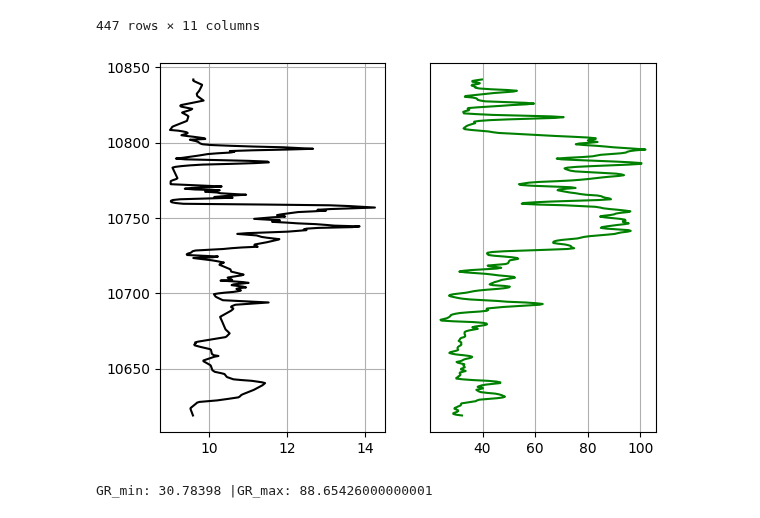
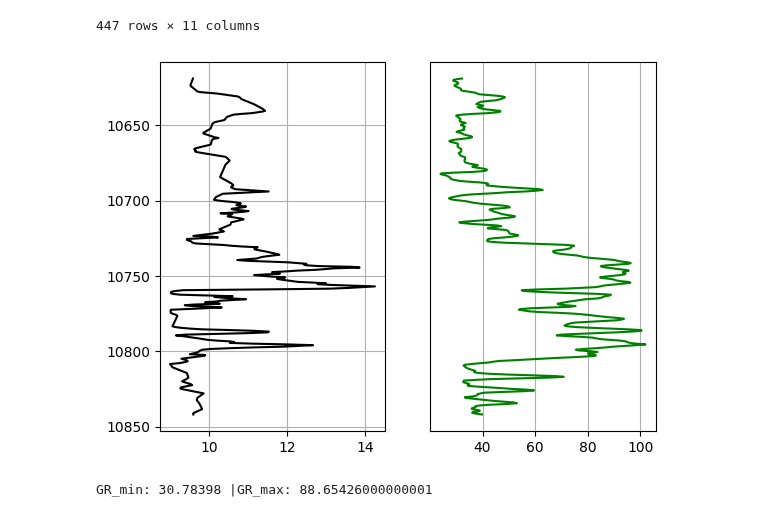
Before and after one commit to giecaruff/stoneforge, a Jupyter notebook: examples/pseudo_wells.ipynb, the cells around one changed output. Drawn from its saved outputs; the diff is of its cells as text; code cells hidden in the pictures.

```diff
--- a/examples/pseudo_wells.ipynb
+++ b/examples/pseudo_wells.ipynb
@@ -44,15 +49,17 @@ LEDGE_SANDSTONE
 447 rows × 11 columns
 # %%
 plt.subplot(1,2,1)
+plt.gca().invert_yaxis()
 plt.plot(LEDGE_SANDSTONE['CALI'],LEDGE_SANDSTONE['DEPT'],'k')
 plt.grid()
 
 plt.subplot(1,2,2)
+plt.gca().invert_yaxis()
 plt.plot(LEDGE_SANDSTONE['GR'],LEDGE_SANDSTONE['DEPT'],'g')
 plt.yticks([])
 plt.grid()
 # %% [output]
-[figure, old version]
+[figure, new version]
 # %%
 GR = np.array(IK1_c["GR"])
 GR_min = np.percentile(GR, 10)
```
Also changed, not shown: parts of 15 cells of this notebook, 1 other file.
